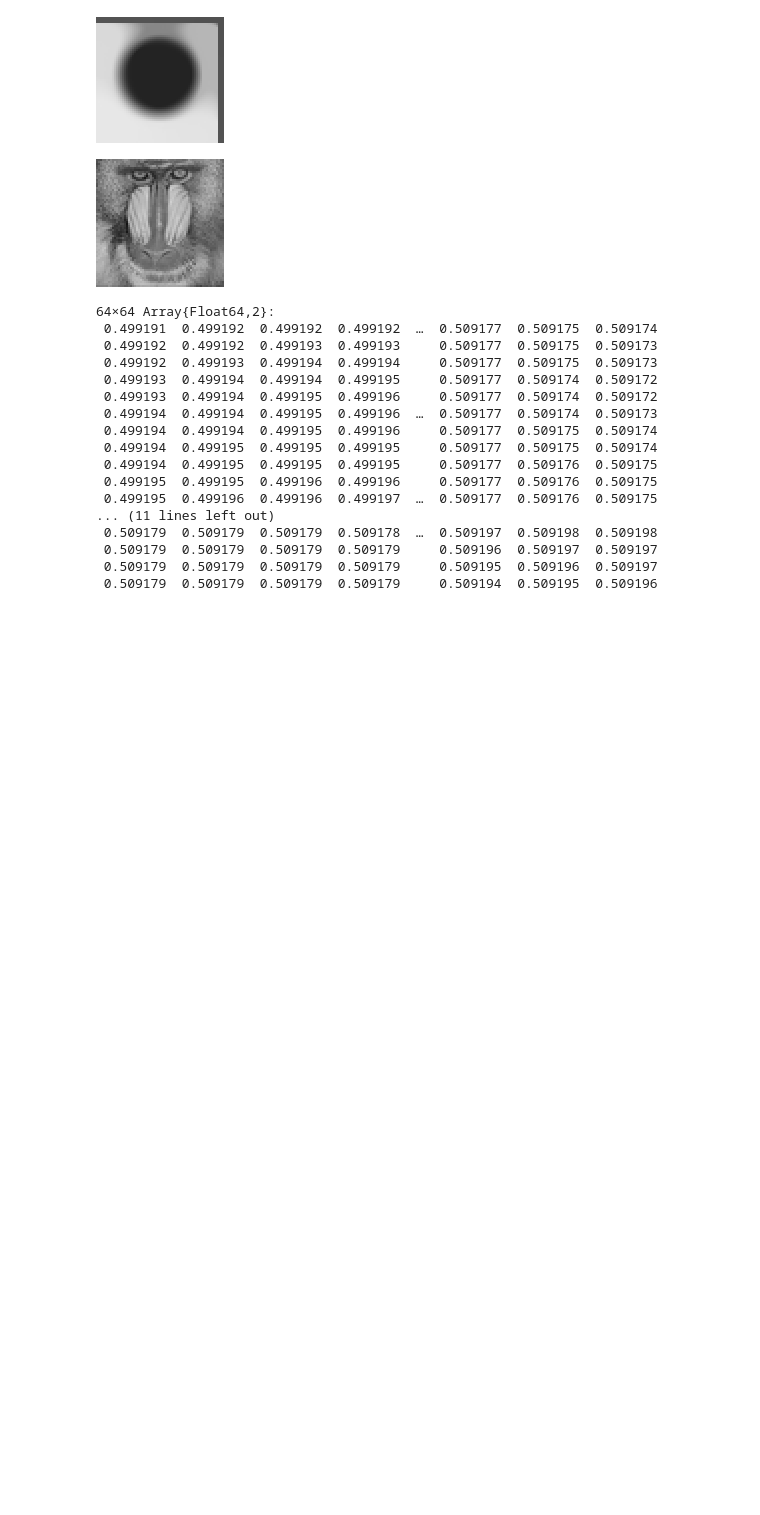
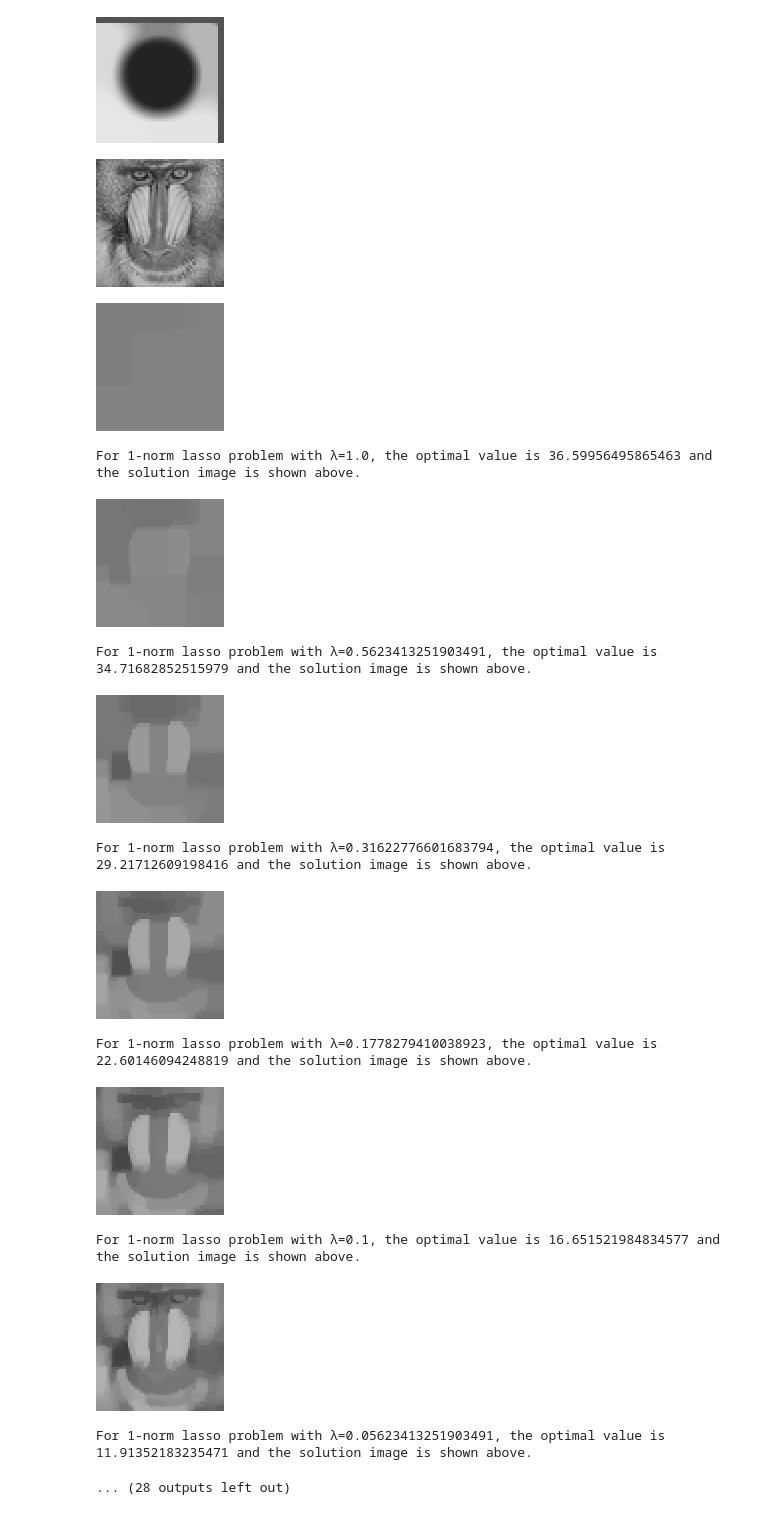
Before and after one commit to Oxer11/Convex-Optimization, a Jupyter notebook: hw/hw1/code/lasso.ipynb, the cells around one changed output. Saved outputs shown, nothing was run; the diff lists cells and outputs as text; code cells hidden in the pictures; blank space fills up the shorter version.

```diff
--- a/hw/hw1/code/lasso.ipynb
+++ b/hw/hw1/code/lasso.ipynb
@@ -62,28 +62,24 @@ img = Gray.(baboon)
 # %%
 Θ = []
 for p in 1:2
     for λ in 0:8
         opt, img = lasso(baboon, 10^(-λ/4), p)
         push!(Θ, (opt, img))
         println("For $p-norm lasso problem with λ=$(10^(-λ/4)), the optimal value is $opt and the solution image is shown above.")
-        display(img)
+        display(Gray.(img))
     end
 end
 # %% [output]
+[figure, added]
-64×64 Array{Float64,2}:
- 0.499191  0.499192  0.499192  0.499192  …  0.509177  0.509175  0.509174
- 0.499192  0.499192  0.499193  0.499193     0.509177  0.509175  0.509173
- 0.499192  0.499193  0.499194  0.499194     0.509177  0.509175  0.509173
- 0.499193  0.499194  0.499194  0.499195     0.509177  0.509174  0.509172
- 0.499193  0.499194  0.499195  0.499196     0.509177  0.509174  0.509172
- 0.499194  0.499194  0.499195  0.499196  …  0.509177  0.509174  0.509173
- 0.499194  0.499194  0.499195  0.499196     0.509177  0.509175  0.509174
- 0.499194  0.499195  0.499195  0.499195     0.509177  0.509175  0.509174
- 0.499194  0.499195  0.499195  0.499195     0.509177  0.509176  0.509175
- 0.499195  0.499195  0.499196  0.499196     0.509177  0.509176  0.509175
- 0.499195  0.499196  0.499196  0.499197  …  0.509177  0.509176  0.509175
-... (11 lines left out)
- 0.509179  0.509179  0.509179  0.509178  …  0.509197  0.509198  0.509198
- 0.509179  0.509179  0.509179  0.509179     0.509196  0.509197  0.509197
- 0.509179  0.509179  0.509179  0.509179     0.509195  0.509196  0.509197
- 0.509179  0.509179  0.509179  0.509179     0.509194  0.509195  0.509196
+For 1-norm lasso problem with λ=1.0, the optimal value is 36.59956495865463 and the solution image is shown above.
+[figure, added]
+For 1-norm lasso problem with λ=0.5623413251903491, the optimal value is 34.71682852515979 and the solution image is shown above.
+[figure, added]
+For 1-norm lasso problem with λ=0.31622776601683794, the optimal value is 29.21712609198416 and the solution image is shown above.
+[figure, added]
+For 1-norm lasso problem with λ=0.1778279410038923, the optimal value is 22.60146094248819 and the solution image is shown above.
+[figure, added]
+For 1-norm lasso problem with λ=0.1, the optimal value is 16.651521984834577 and the solution image is shown above.
+[figure, added]
+For 1-norm lasso problem with λ=0.05623413251903491, the optimal value is 11.91352183235471 and the solution image is shown above.
+... (28 outputs left out)
```
Also changed, not shown: parts of 3 cells of this notebook, 24 other files.
